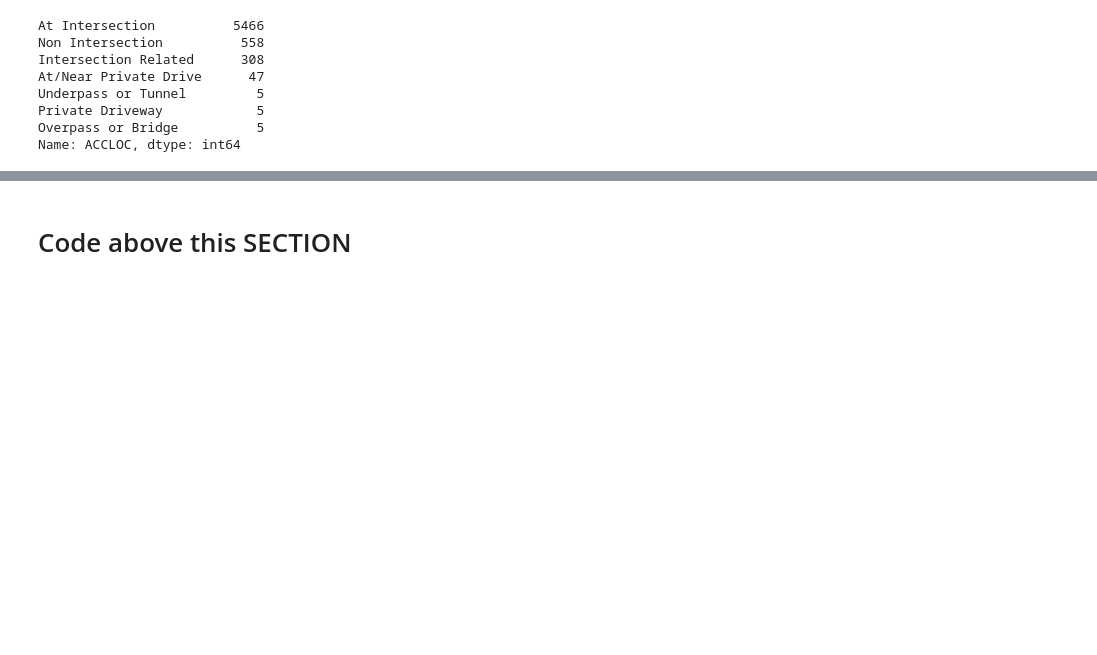
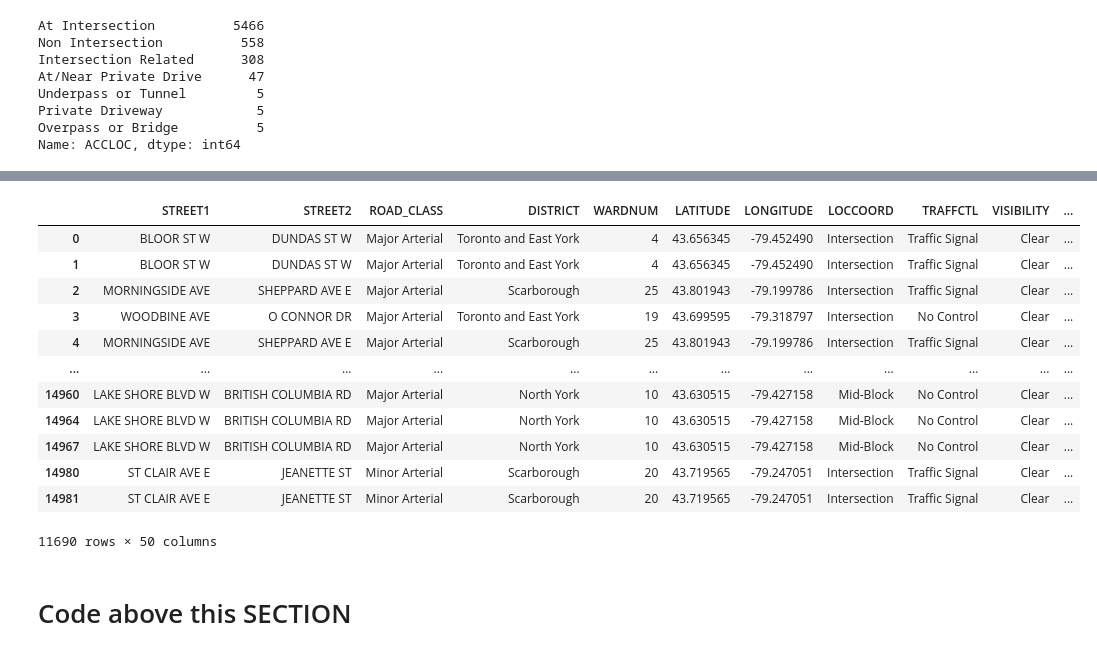
Before and after one commit to Raaj-4320/Accident-analysis, a Jupyter notebook: Accident_analysis.ipynb, the cells around one changed output, grey strips where cells are left out. Saved outputs shown, nothing was run; the diff lists cells and outputs as text; code cells hidden in the pictures; blank space fills up the shorter version.

```diff
--- a/Accident_analysis.ipynb
+++ b/Accident_analysis.ipynb
@@ -431,0 +457,2 @@ drop_accloc
+# %%
+df['TRAFFCTL'].fillna('No Control', inplace=True)
@@ -431,0 +479,2 @@ drop_accloc
+# %%
+df['VISIBILITY'].fillna('Clear', inplace=True)
@@ -431,0 +505,2 @@ drop_accloc
+# %%
+df['RDSFCOND'].fillna('Dry', inplace=True)
@@ -431,0 +545,2 @@ drop_accloc
+# %%
+df['INVTYPE'].fillna('Driver', inplace=True)
@@ -431,0 +579,22 @@ drop_accloc
+# %%
+# Initialize LabelEncoder
+label_encoder = LabelEncoder()
+
+# Fit label encoder and transform 'INVAGE' column
+df['INVAGE'] = label_encoder.fit_transform(df['INVAGE'])
+
+df
+# %% [output]
+|  | STREET1 | STREET2 | ROAD_CLASS | DISTRICT | WARDNUM | LATITUDE | LONGITUDE | LOCCOORD | TRAFFCTL | VISIBILITY | ... |
+| 0 | BLOOR ST W | DUNDAS ST W | Major Arterial | Toronto and East York | 4 | 43.656345 | -79.452490 | Intersection | Traffic Signal | Clear | ... |
+| 1 | BLOOR ST W | DUNDAS ST W | Major Arterial | Toronto and East York | 4 | 43.656345 | -79.452490 | Intersection | Traffic Signal | Clear | ... |
+| 2 | MORNINGSIDE AVE | SHEPPARD AVE E | Major Arterial | Scarborough | 25 | 43.801943 | -79.199786 | Intersection | Traffic Signal | Clear | ... |
+| 3 | WOODBINE AVE | O CONNOR DR | Major Arterial | Toronto and East York | 19 | 43.699595 | -79.318797 | Intersection | No Control | Clear | ... |
+| 4 | MORNINGSIDE AVE | SHEPPARD AVE E | Major Arterial | Scarborough | 25 | 43.801943 | -79.199786 | Intersection | Traffic Signal | Clear | ... |
+| ... | ... | ... | ... | ... | ... | ... | ... | ... | ... | ... | ... |
+| 14960 | LAKE SHORE BLVD W | BRITISH COLUMBIA RD | Major Arterial | North York | 10 | 43.630515 | -79.427158 | Mid-Block | No Control | Clear | ... |
+| 14964 | LAKE SHORE BLVD W | BRITISH COLUMBIA RD | Major Arterial | North York | 10 | 43.630515 | -79.427158 | Mid-Block | No Control | Clear | ... |
+| 14967 | LAKE SHORE BLVD W | BRITISH COLUMBIA RD | Major Arterial | North York | 10 | 43.630515 | -79.427158 | Mid-Block | No Control | Clear | ... |
+| 14980 | ST CLAIR AVE E | JEANETTE ST | Minor Arterial | Scarborough | 20 | 43.719565 | -79.247051 | Intersection | Traffic Signal | Clear | ... |
+| 14981 | ST CLAIR AVE E | JEANETTE ST | Minor Arterial | Scarborough | 20 | 43.719565 | -79.247051 | Intersection | Traffic Signal | Clear | ... |
+11690 rows × 50 columns
```
Also changed, not shown: parts of 34 cells of this notebook.
